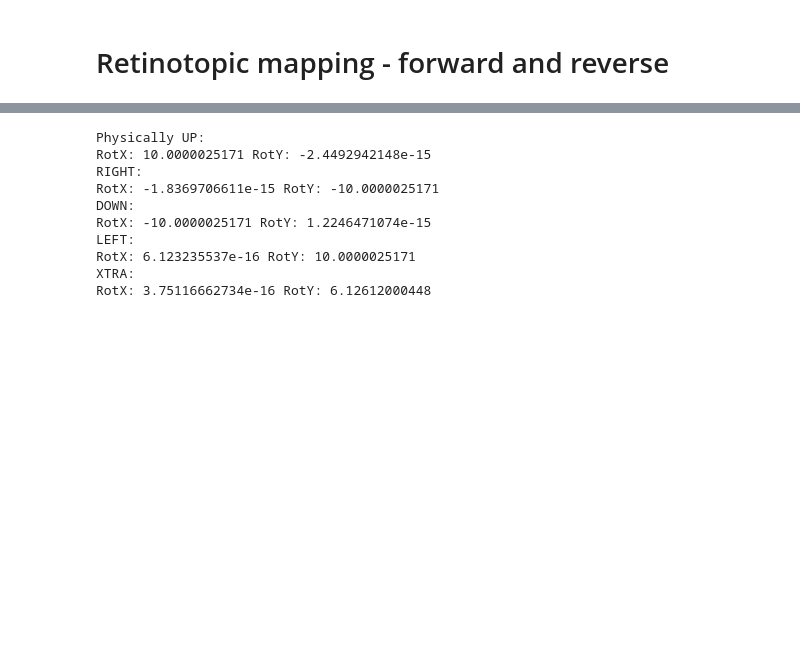
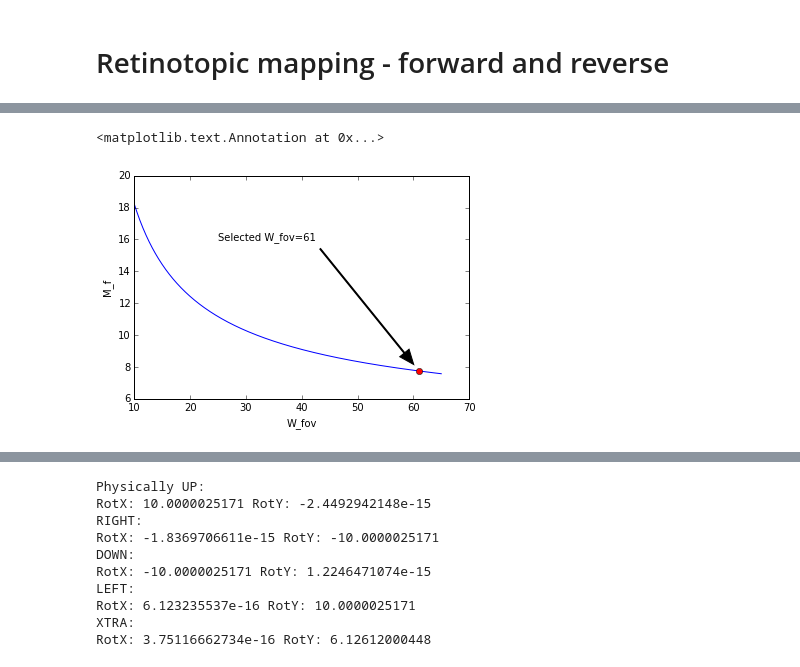
Before and after one commit to ABRG-Models/OMM_NeuroMuscular, a Jupyter notebook: c++/RetinotopicMapping.ipynb, the cells around one changed output, grey strips where cells are left out. Cells and saved outputs as stored; diff of their text form; code cells hidden in the pictures; blank space fills up the shorter version.

```diff
--- a/c++/RetinotopicMapping.ipynb
+++ b/c++/RetinotopicMapping.ipynb
@@ -50,0 +15,27 @@ $$ r = M_f E_2 \ln ({1\over E_2}\sqrt{{\theta_x}^2 + {\theta_y}^2}+1) \tag{4}$$
+# %%
+# Graph Mf(W_fov) here.
+%matplotlib inline
+import matplotlib.pyplot as plt
+import numpy as np
+
+# The parameters described above
+W_nfs = 50
+E_2 = 2.5
+
+W_fov = np.linspace(10,65,500)
+M_f = W_nfs / (E_2 * np.log ((W_fov/(2*E_2))+1))
+
+plt.plot (W_fov,M_f)
+plt.xlabel('W_fov')
+plt.ylabel('M_f')
+
+# Add dot for selected W_fov
+W_fov_sel = 61
+M_f_sel = W_nfs / (E_2 * np.log ((W_fov_sel/(2*E_2))+1))
+plt.plot (W_fov_sel, M_f_sel, 'ro')
+plt.annotate('Selected W_fov=61', xy=(W_fov_sel, M_f_sel), xytext=(25, 16),
+            arrowprops=dict(facecolor='black', shrink=0.05, width=1),
+            )
+# %% [output]
+<matplotlib.text.Annotation at 0x...>
+[figure, added]
```
Also changed, not shown: parts of 5 cells of this notebook.
